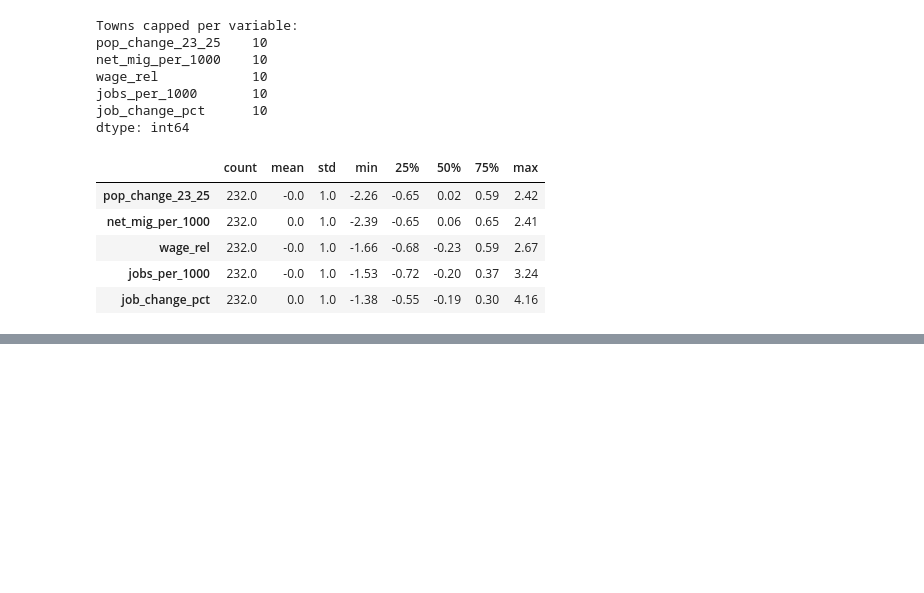
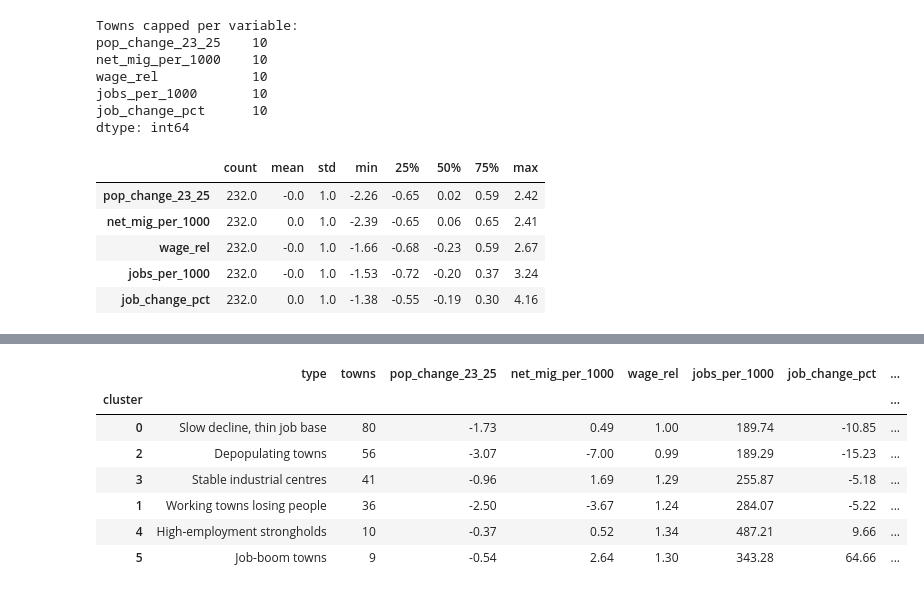
Before and after one commit to evelina-kalugina/-russian-monotowns-typology, a Jupyter notebook: notebooks/04_clustering.ipynb, the cells around one changed output, grey strips where cells are left out. Saved outputs shown, nothing was run; the diff lists cells and outputs as text; code cells hidden in the pictures; blank space fills up the shorter version.

```diff
--- a/notebooks/04_clustering.ipynb
+++ b/notebooks/04_clustering.ipynb
@@ -191,0 +285,33 @@ dtype: int64
+# %%
+# names are tied to cluster numbers, which are fixed by random_state; re-check them if the data changes
+NAMES = {
+    0: "Slow decline, thin job base",
+    1: "Working towns losing people",
+    2: "Depopulating towns",
+    3: "Stable industrial centres",
+    4: "High-employment strongholds",
+    5: "Job-boom towns",
+}
+df["type"] = df["cluster"].map(NAMES)
+
+# typical towns: the four closest to their cluster centre
+df["dist_to_centre"] = km.transform(X)[np.arange(len(df)), df["cluster"]]
+typical = (df.sort_values("dist_to_centre")
+             .groupby("cluster")["name_en"].apply(lambda s: ", ".join(s.head(4))))
+
+groups = df.groupby("cluster")
+profile = groups[CLUSTER_VARS].median().round(2)
+profile.insert(0, "type", pd.Series(NAMES))
+profile.insert(1, "towns", groups.size())
+profile["typical towns"] = typical
+profile["Slantsy"] = groups["number"].apply(lambda s: "yes" if SLANTSY in s.values else "")
+profile.sort_values("towns", ascending=False)
+# %% [output]
+|  | type | towns | pop_change_23_25 | net_mig_per_1000 | wage_rel | jobs_per_1000 | job_change_pct | ... |
+| cluster |  |  |  |  |  |  |  | ... |
+| 0 | Slow decline, thin job base | 80 | -1.73 | 0.49 | 1.00 | 189.74 | -10.85 | ... |
+| 2 | Depopulating towns | 56 | -3.07 | -7.00 | 0.99 | 189.29 | -15.23 | ... |
+| 3 | Stable industrial centres | 41 | -0.96 | 1.69 | 1.29 | 255.87 | -5.18 | ... |
+| 1 | Working towns losing people | 36 | -2.50 | -3.67 | 1.24 | 284.07 | -5.22 | ... |
+| 4 | High-employment strongholds | 10 | -0.37 | 0.52 | 1.34 | 487.21 | 9.66 | ... |
+| 5 | Job-boom towns | 9 | -0.54 | 2.64 | 1.30 | 343.28 | 64.66 | ... |
```
Also changed, not shown: parts of 9 cells of this notebook.
